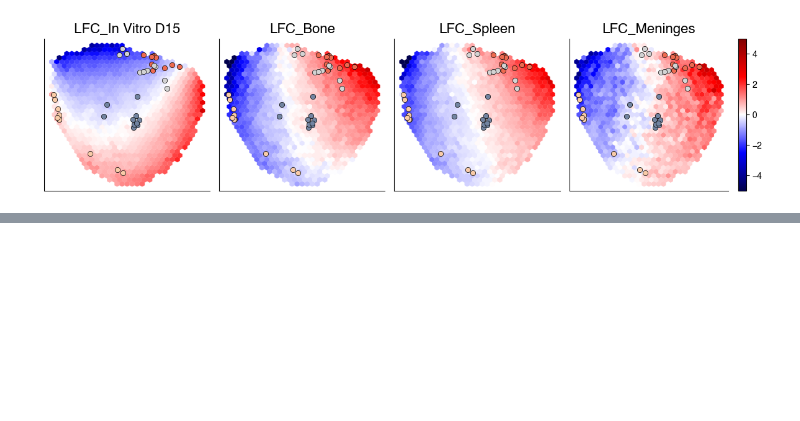
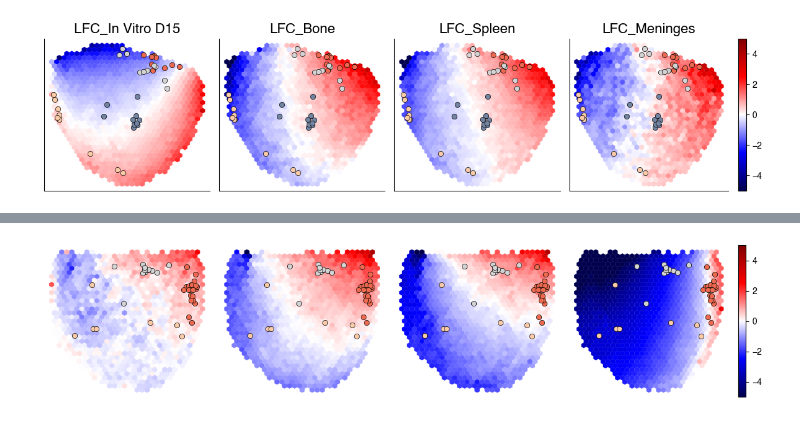
Before and after one commit to samgould2/B-ALL-in-vivo-base-editing, a Jupyter notebook: figure4a_UMAP.ipynb, the cells around one changed output, grey strips where cells are left out. Saved outputs shown, nothing was run; the diff lists cells and outputs as text; code cells hidden in the pictures; blank space fills up the shorter version.

```diff
--- a/figure4a_UMAP.ipynb
+++ b/figure4a_UMAP.ipynb
@@ -112,0 +146,78 @@ fig.tight_layout()
+# %%
+g_list = [['gRNA_12301',
+  'gRNA_1840',
+  'gRNA_3670',
+  'gRNA_8831',
+  'gRNA_2401',
+  'gRNA_6745',
+  'gRNA_3570'],
+ ['gRNA_13064',
+  'gRNA_7807',
+  'gRNA_2051',
+  'gRNA_2',
+  'gRNA_10211',
+  'gRNA_3233',
+  'gRNA_3238',
+  'gRNA_10757',
+  'gRNA_3765',
+  'gRNA_631',
+  'gRNA_10312',
+  'gRNA_1086',
+  'gRNA_2295',
+  'gRNA_2524',
+  'gRNA_3742',
+  'gRNA_4578',
+  'gRNA_677',
+  'gRNA_14337',
+  'gRNA_9020',
+  'gRNA_1765',
+  'gRNA_1592',
+  'gRNA_4105'],
+ ['gRNA_5054',
+  'gRNA_2218',
+  'gRNA_5978',
+  'gRNA_7652',
+  'gRNA_10884',
+  'gRNA_1719',
+  'gRNA_7038',
+  'gRNA_13228',
+  'gRNA_949',
+  'gRNA_3136',
+  'gRNA_7502',
+  'gRNA_7709']]
+
+
+palette = ['#F9CBA8', '#ED6A50',  'lightgrey', '#7284A1','darkslategray']
+
+fig, ax = plt.subplots(1,4,figsize=(12,2.75), width_ratios = [1,1,1,1.2], sharey=True, sharex=True)
+samples = ['LFC_median_d15', 'LFC_median_spleen', 'LFC_median_bonemarrow', 'LFC_median_meninges']
+
+vmin = -5
+vmax = 5
+
+#ax[0].hexbin(embedded[:,0], embedded[:,1], )
+
+for i, val in enumerate(samples):
+    #i = i+1
+    im = ax[i].hexbin(embedded[:,0], embedded[:,1], C=lfc_table[val], vmin=vmin, vmax=vmax,gridsize=30, linewidths=.2, cmap='seismic', bins=None)
+    #ax[i].set_title(val, fontsize=16)
+    ax[i].spines[['top', 'right', 'bottom', 'left']].set_visible(False)
+    ax[i].tick_params(axis='both', which='major', labelsize=16);
+    ax[i].set_xticks([])
+    ax[i].set_yticks([])
+
+    #for i in men_high_embedded:
+    for idx, k in enumerate(g_list):
+        gene_of_interest = embedded[lfc_table[lfc_table['gRNA_id'].isin(k)].index]
+        ax[i].scatter(gene_of_interest[:,0], gene_of_interest[:,1],  alpha=1, color=palette[idx], edgecolor='black', linewidth=.5)
+
+
+cmap = cm.get_cmap("seismic")
+norm = colors.Normalize(vmin, vmax)
+
+fig.colorbar(cm.ScalarMappable(norm=norm, cmap=cmap), ax=ax[3])
+#plt.scatter(embedded[:,0], embedded[:,1])
+fig.tight_layout()
+fig.savefig('figures/UMAP_scatter_v2.pdf', transparent=True)
+# %% [output]
+[figure, added]
```
Also changed, not shown: parts of 5 cells of this notebook, 11 other files.
